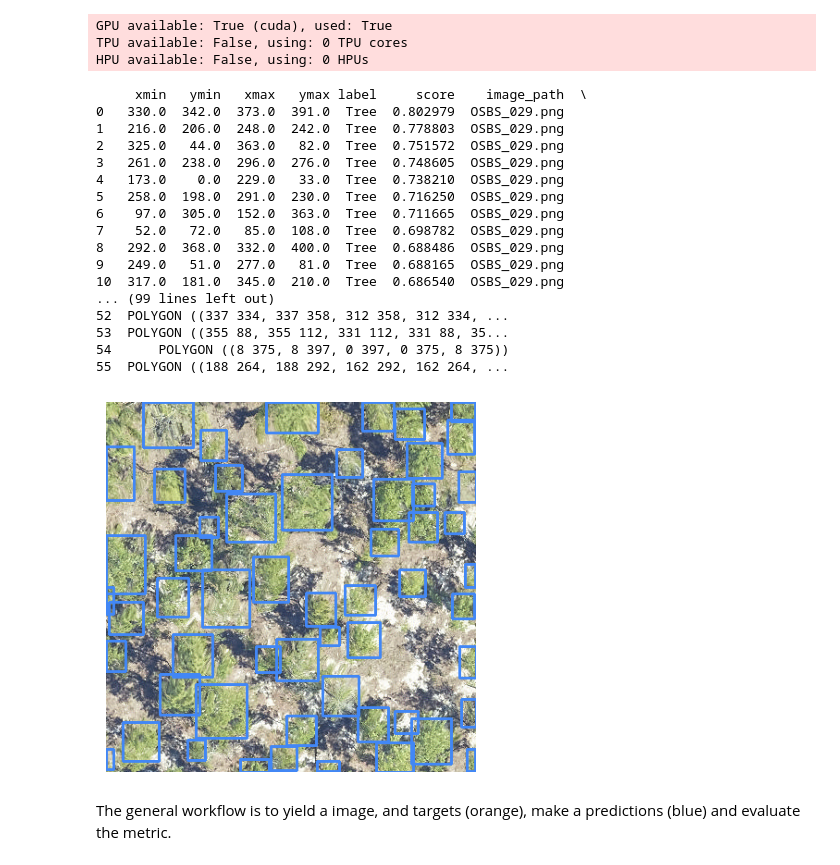
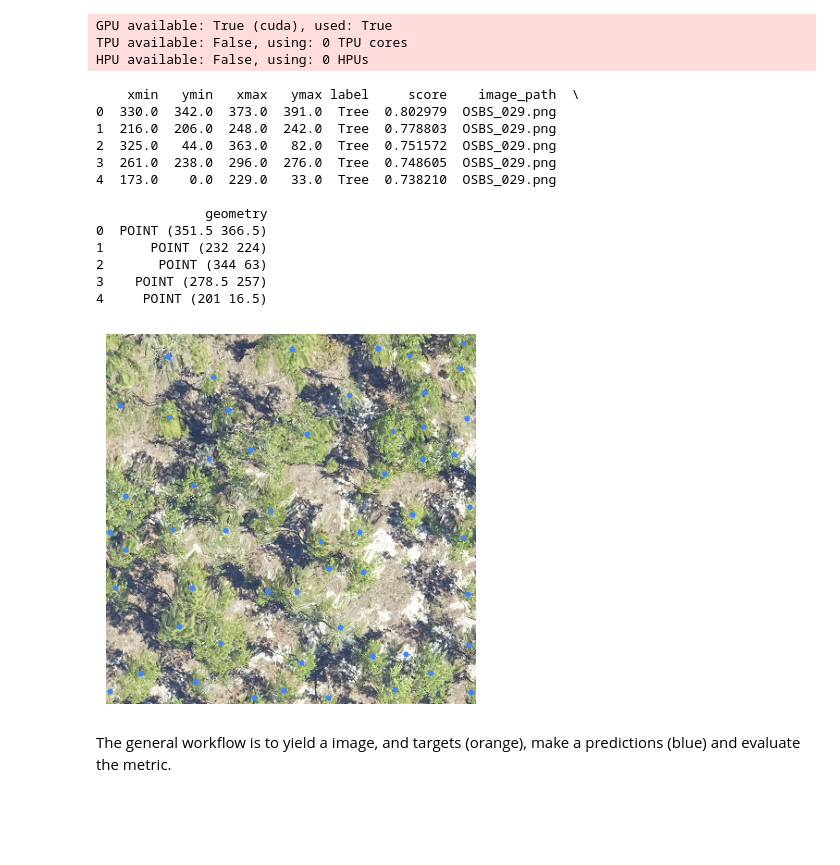
Before and after one commit to weecology/MillionTrees, a Jupyter notebook: docs/examples/baseline_points.ipynb, the cells around one changed output. Drawn from its saved outputs; the diff is of its cells as text; code cells hidden in the pictures; blank space fills up the shorter version.

```diff
--- a/docs/examples/baseline_points.ipynb
+++ b/docs/examples/baseline_points.ipynb
@@ -33,31 +33,29 @@ HPU available: False, using: 0 HPUs
 # %%
 from deepforest import get_data
 from deepforest.visualize import plot_results
 from deepforest.utilities import read_file
 
 boxes = m.predict_image(path=get_data("OSBS_029.png"))
+points = boxes
+points["geometry"] = boxes.centroid
 
-print(boxes)
-plot_results(boxes)
+print(points.head())
+plot_results(points)
 # %% [output]
-     xmin   ymin   xmax   ymax label     score    image_path  \
-0   330.0  342.0  373.0  391.0  Tree  0.802979  OSBS_029.png
-1   216.0  206.0  248.0  242.0  Tree  0.778803  OSBS_029.png
-2   325.0   44.0  363.0   82.0  Tree  0.751572  OSBS_029.png
-3   261.0  238.0  296.0  276.0  Tree  0.748605  OSBS_029.png
-4   173.0    0.0  229.0   33.0  Tree  0.738210  OSBS_029.png
-5   258.0  198.0  291.0  230.0  Tree  0.716250  OSBS_029.png
-6    97.0  305.0  152.0  363.0  Tree  0.711665  OSBS_029.png
-7    52.0   72.0   85.0  108.0  Tree  0.698782  OSBS_029.png
-8   292.0  368.0  332.0  400.0  Tree  0.688486  OSBS_029.png
-9   249.0   51.0  277.0   81.0  Tree  0.688165  OSBS_029.png
-10  317.0  181.0  345.0  210.0  Tree  0.686540  OSBS_029.png
-... (99 lines left out)
-52  POLYGON ((337 334, 337 358, 312 358, 312 334, ...
-53  POLYGON ((355 88, 355 112, 331 112, 331 88, 35...
-54      POLYGON ((8 375, 8 397, 0 397, 0 375, 8 375))
-55  POLYGON ((188 264, 188 292, 162 292, 162 264, ...
+    xmin   ymin   xmax   ymax label     score    image_path  \
+0  330.0  342.0  373.0  391.0  Tree  0.802979  OSBS_029.png
+1  216.0  206.0  248.0  242.0  Tree  0.778803  OSBS_029.png
+2  325.0   44.0  363.0   82.0  Tree  0.751572  OSBS_029.png
+3  261.0  238.0  296.0  276.0  Tree  0.748605  OSBS_029.png
+4  173.0    0.0  229.0   33.0  Tree  0.738210  OSBS_029.png
+
+              geometry
+0  POINT (351.5 366.5)
+1      POINT (232 224)
+2       POINT (344 63)
+3    POINT (278.5 257)
+4     POINT (201 16.5)
-[figure, old version]
+[figure, new version]
 # %%
 # Load the box dataset
 from milliontrees import get_dataset
```
Also changed, not shown: parts of 8 cells of this notebook, 3 other files.
